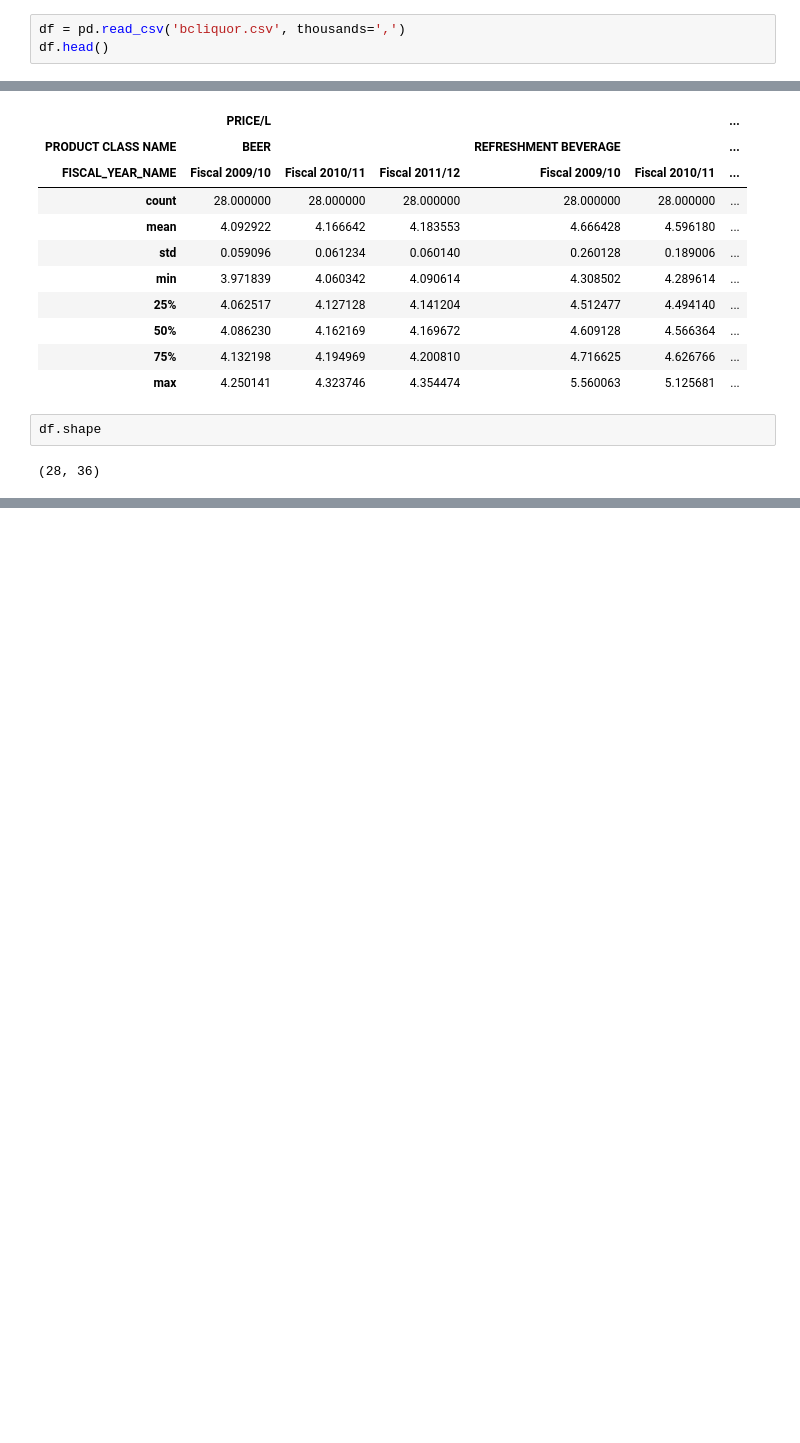
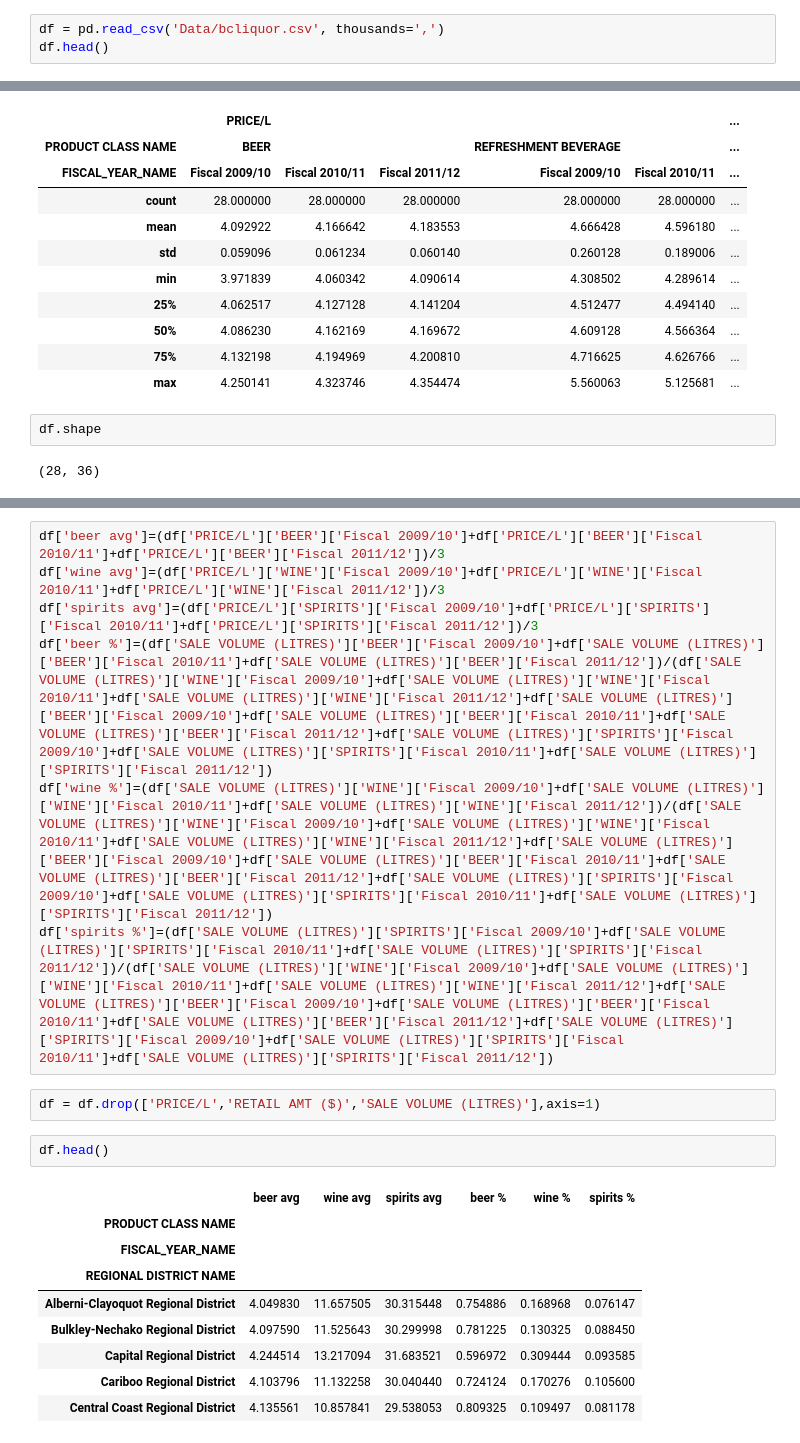
Before and after one commit to b00z3/B00z3, a Jupyter notebook: BCLiquor.ipynb, the cells around one changed output, grey strips where cells are left out. Cells and saved outputs as stored; diff of their text form; blank space fills up the shorter version.

```diff
--- a/BCLiquor.ipynb
+++ b/BCLiquor.ipynb
@@ -5,5 +6,5 @@ pd.set_option('display.max_rows', 500)
 # %%
-df = pd.read_csv('bcliquor.csv', thousands=',')
+df = pd.read_csv('Data/bcliquor.csv', thousands=',')
 df.head()
 # %% [output]
 |  | FISCAL_YEAR_NAME | BC AREA NAME | REGIONAL DISTRICT NAME | PRODUCT CLASS NAME | SALE VOLUME (LITRES) | ... |
@@ -96,0 +163,21 @@ df.shape
+# %%
+df['beer avg']=(df['PRICE/L']['BEER']['Fiscal 2009/10']+df['PRICE/L']['BEER']['Fiscal 2010/11']+df['PRICE/L']['BEER']['Fiscal 2011/12'])/3
+df['wine avg']=(df['PRICE/L']['WINE']['Fiscal 2009/10']+df['PRICE/L']['WINE']['Fiscal 2010/11']+df['PRICE/L']['WINE']['Fiscal 2011/12'])/3
+df['spirits avg']=(df['PRICE/L']['SPIRITS']['Fiscal 2009/10']+df['PRICE/L']['SPIRITS']['Fiscal 2010/11']+df['PRICE/L']['SPIRITS']['Fiscal 2011/12'])/3
+df['beer %']=(df['SALE VOLUME (LITRES)']['BEER']['Fiscal 2009/10']+df['SALE VOLUME (LITRES)']['BEER']['Fiscal 2010/11']+df['SALE VOLUME (LITRES)']['BEER']['Fiscal 2011/12'])/(df['SALE VOLUME (LITRES)']['WINE']['Fiscal 2009/10']+df['SALE VOLUME (LITRES)']['WINE']['Fiscal 2010/11']+df['SALE VOLUME (LITRES)']['WINE']['Fiscal 2011/12']+df['SALE VOLUME (LITRES)']['BEER']['Fiscal 2009/10']+df['SALE VOLUME (LITRES)']['BEER']['Fiscal 2010/11']+df['SALE VOLUME (LITRES)']['BEER']['Fiscal 2011/12']+df['SALE VOLUME (LITRES)']['SPIRITS']['Fiscal 2009/10']+df['SALE VOLUME (LITRES)']['SPIRITS']['Fiscal 2010/11']+df['SALE VOLUME (LITRES)']['SPIRITS']['Fiscal 2011/12'])
+df['wine %']=(df['SALE VOLUME (LITRES)']['WINE']['Fiscal 2009/10']+df['SALE VOLUME (LITRES)']['WINE']['Fiscal 2010/11']+df['SALE VOLUME (LITRES)']['WINE']['Fiscal 2011/12'])/(df['SALE VOLUME (LITRES)']['WINE']['Fiscal 2009/10']+df['SALE VOLUME (LITRES)']['WINE']['Fiscal 2010/11']+df['SALE VOLUME (LITRES)']['WINE']['Fiscal 2011/12']+df['SALE VOLUME (LITRES)']['BEER']['Fiscal 2009/10']+df['SALE VOLUME (LITRES)']['BEER']['Fiscal 2010/11']+df['SALE VOLUME (LITRES)']['BEER']['Fiscal 2011/12']+df['SALE VOLUME (LITRES)']['SPIRITS']['Fiscal 2009/10']+df['SALE VOLUME (LITRES)']['SPIRITS']['Fiscal 2010/11']+df['SALE VOLUME (LITRES)']['SPIRITS']['Fiscal 2011/12'])
+df['spirits %']=(df['SALE VOLUME (LITRES)']['SPIRITS']['Fiscal 2009/10']+df['SALE VOLUME (LITRES)']['SPIRITS']['Fiscal 2010/11']+df['SALE VOLUME (LITRES)']['SPIRITS']['Fiscal 2011/12'])/(df['SALE VOLUME (LITRES)']['WINE']['Fiscal 2009/10']+df['SALE VOLUME (LITRES)']['WINE']['Fiscal 2010/11']+df['SALE VOLUME (LITRES)']['WINE']['Fiscal 2011/12']+df['SALE VOLUME (LITRES)']['BEER']['Fiscal 2009/10']+df['SALE VOLUME (LITRES)']['BEER']['Fiscal 2010/11']+df['SALE VOLUME (LITRES)']['BEER']['Fiscal 2011/12']+df['SALE VOLUME (LITRES)']['SPIRITS']['Fiscal 2009/10']+df['SALE VOLUME (LITRES)']['SPIRITS']['Fiscal 2010/11']+df['SALE VOLUME (LITRES)']['SPIRITS']['Fiscal 2011/12'])
+# %%
+df = df.drop(['PRICE/L','RETAIL AMT ($)','SALE VOLUME (LITRES)'],axis=1)
+# %%
+df.head()
+# %% [output]
+|  | beer avg | wine avg | spirits avg | beer % | wine % | spirits % |
+| PRODUCT CLASS NAME |  |  |  |  |  |  |
+| FISCAL_YEAR_NAME |  |  |  |  |  |  |
+| REGIONAL DISTRICT NAME |  |  |  |  |  |  |
+| Alberni-Clayoquot Regional District | 4.049830 | 11.657505 | 30.315448 | 0.754886 | 0.168968 | 0.076147 |
+| Bulkley-Nechako Regional District | 4.097590 | 11.525643 | 30.299998 | 0.781225 | 0.130325 | 0.088450 |
+| Capital Regional District | 4.244514 | 13.217094 | 31.683521 | 0.596972 | 0.309444 | 0.093585 |
+| Cariboo Regional District | 4.103796 | 11.132258 | 30.040440 | 0.724124 | 0.170276 | 0.105600 |
+| Central Coast Regional District | 4.135561 | 10.857841 | 29.538053 | 0.809325 | 0.109497 | 0.081178 |
```
Also changed, not shown: parts of 19 cells of this notebook.
